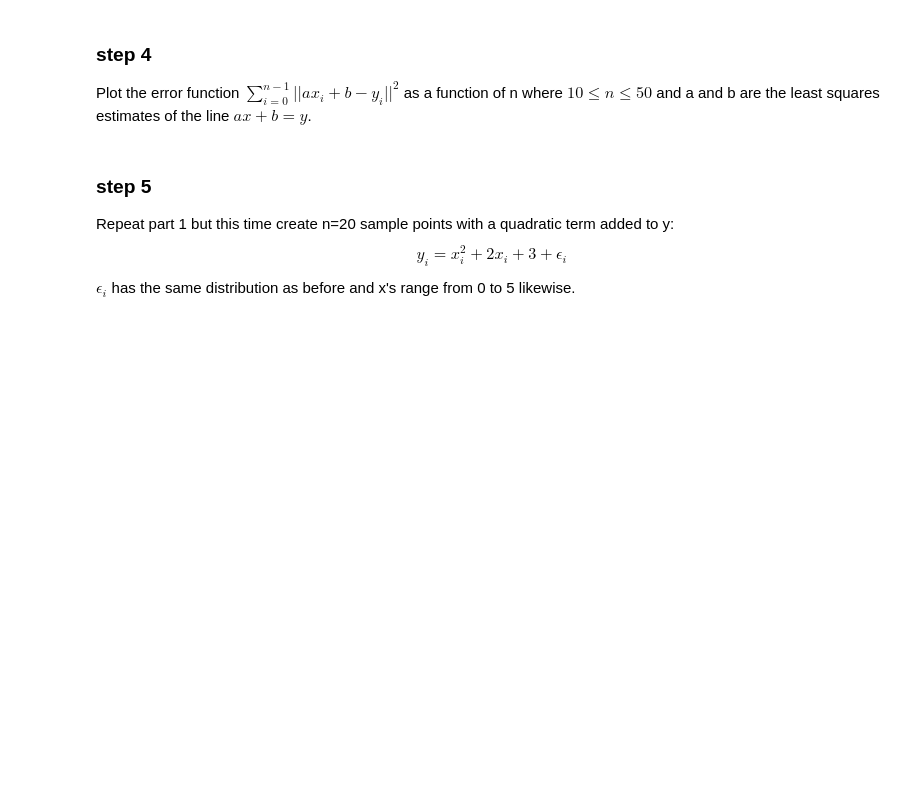
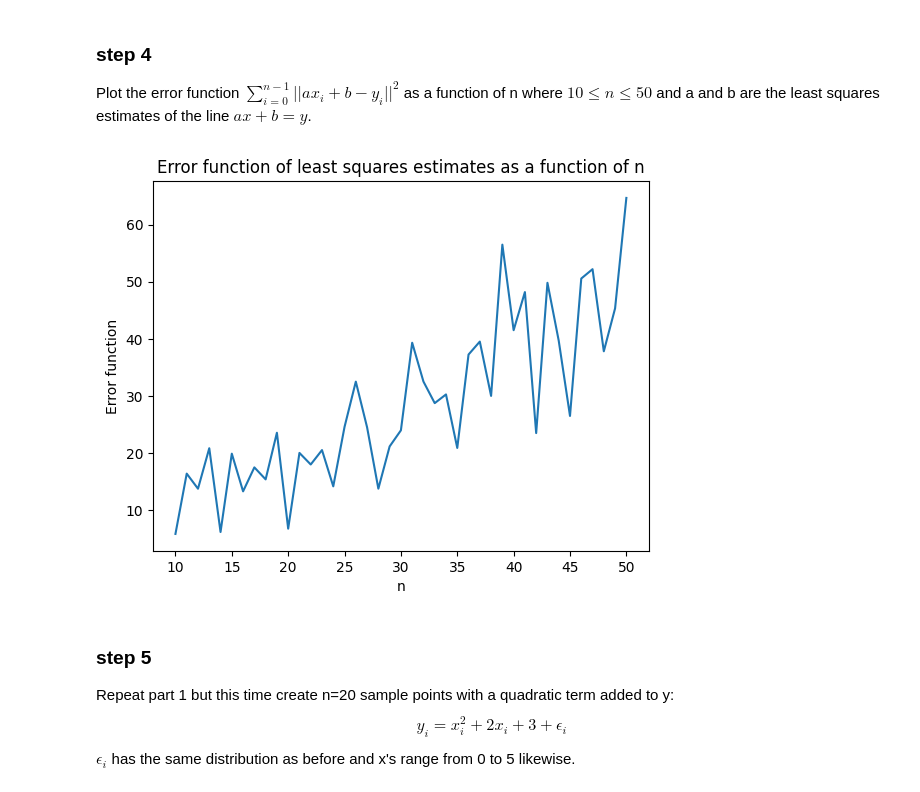
Before and after one commit to Aminansari/MMIE_CHW2, a Jupyter notebook: CHW2.ipynb, the cells around one changed output. Saved outputs shown, nothing was run; the diff lists cells and outputs as text; code cells hidden in the pictures; blank space fills up the shorter version.

```diff
--- a/CHW2.ipynb
+++ b/CHW2.ipynb
@@ -162,6 +203,34 @@ Plot the sample points and the line you estimated in the previous part in the sa
 # %% [markdown]
 ### step 4
 Plot the error function $\sum_{i=0}^{n-1} ||ax_i + b - y_i||^2$ as a function of n where $10\leq n \leq 50$ and a and b are the least squares estimates of the line $ax + b = y$.
+# %%
+n_range = range(10, 51)
+
+error = np.zeros(len(n_range))
+
+for i, n in enumerate(n_range):
+    x = np.linspace(0, 5, n)
+    eps = np.random.normal(size=n)
+    y = 2*x + 3 + eps
+
+    A = np.column_stack([x, np.ones_like(x)])
+    b = y.reshape(-1,1)
+    params = np.linalg.inv(A.T @ A) @ A.T @ b
+
+    a, b = params[0][0], params[1][0]
+
+    error_func = np.sum((a * x + b - y)**2)
+
+    error[i] = error_func
+
+# Plot the error function as a function of n
+plt.plot(n_range, error)
+plt.xlabel('n')
+plt.ylabel('Error function')
+plt.title('Error function of least squares estimates as a function of n')
+plt.show()
+# %% [output]
+[figure, added]
 # %% [markdown]
 ### step 5
 Repeat part 1 but this time create n=20 sample points with a quadratic term added to y: $$y_i = x^2_i + 2x_i + 3 + \epsilon_i$$ $\epsilon_i$ has the same distribution as before and x's range from 0 to 5 likewise.
```
Also changed, not shown: parts of 6 cells of this notebook.
